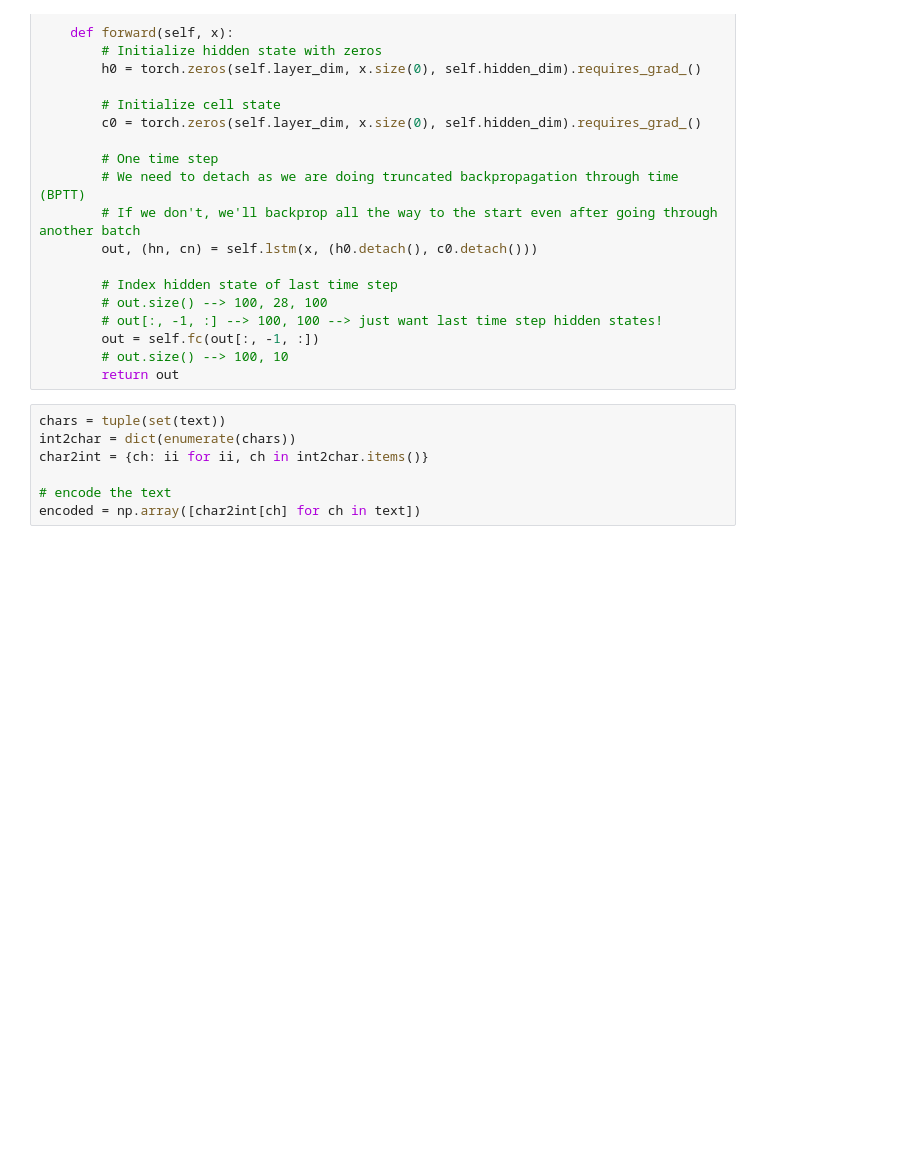
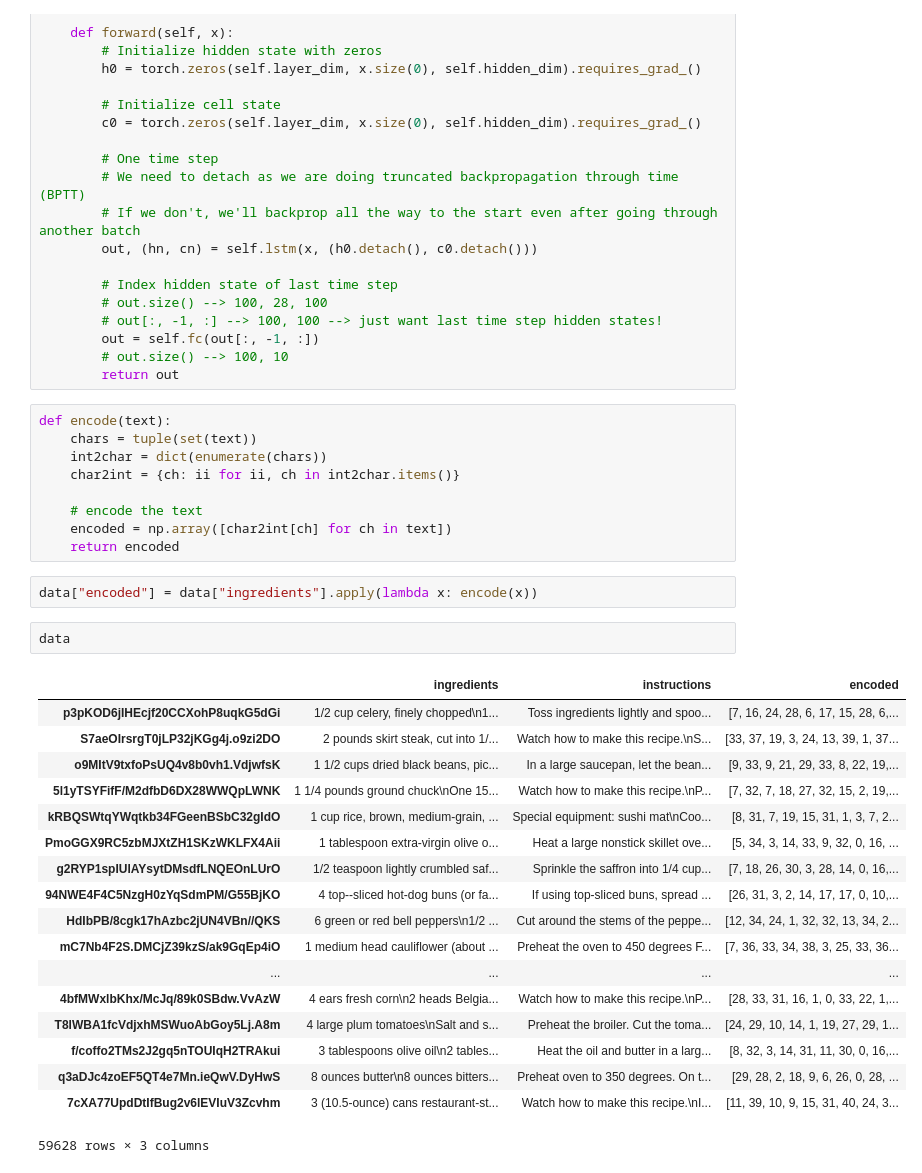
Before and after one commit to sayanfaraz/neural-kitchen, a Jupyter notebook: notebooks/lstm_yoon.ipynb, the cells around one changed output. Cells and saved outputs as stored; diff of their text form; blank space fills up the shorter version.

```diff
--- a/lstm_yoon.ipynb
+++ b/notebooks/lstm_yoon.ipynb
@@ -117,9 +117,34 @@ class LSTMModel(nn.Module):
         # out.size() --> 100, 10
         return out
 # %%
-chars = tuple(set(text))
-int2char = dict(enumerate(chars))
-char2int = {ch: ii for ii, ch in int2char.items()}
+def encode(text):
+    chars = tuple(set(text))
+    int2char = dict(enumerate(chars))
+    char2int = {ch: ii for ii, ch in int2char.items()}
 
-# encode the text
-encoded = np.array([char2int[ch] for ch in text])
+    # encode the text
+    encoded = np.array([char2int[ch] for ch in text])
+    return encoded
+# %%
+data["encoded"] = data["ingredients"].apply(lambda x: encode(x))
+# %%
+data
+# %% [output]
+|  | ingredients | instructions | encoded |
+| p3pKOD6jIHEcjf20CCXohP8uqkG5dGi | 1/2 cup celery, finely chopped\n1... | Toss ingredients lightly and spoo... | [7, 16, 24, 28, 6, 17, 15, 28, 6,... |
+| S7aeOIrsrgT0jLP32jKGg4j.o9zi2DO | 2 pounds skirt steak, cut into 1/... | Watch how to make this recipe.\nS... | [33, 37, 19, 3, 24, 13, 39, 1, 37... |
+| o9MItV9txfoPsUQ4v8b0vh1.VdjwfsK | 1 1/2 cups dried black beans, pic... | In a large saucepan, let the bean... | [9, 33, 9, 21, 29, 33, 8, 22, 19,... |
+| 5l1yTSYFifF/M2dfbD6DX28WWQpLWNK | 1 1/4 pounds ground chuck\nOne 15... | Watch how to make this recipe.\nP... | [7, 32, 7, 18, 27, 32, 15, 2, 19,... |
+| kRBQSWtqYWqtkb34FGeenBSbC32gIdO | 1 cup rice, brown, medium-grain, ... | Special equipment: sushi mat\nCoo... | [8, 31, 7, 19, 15, 31, 1, 3, 7, 2... |
+| PmoGGX9RC5zbMJXtZH1SKzWKLFX4Aii | 1 tablespoon extra-virgin olive o... | Heat a large nonstick skillet ove... | [5, 34, 3, 14, 33, 9, 32, 0, 16, ... |
+| g2RYP1spIUlAYsytDMsdfLNQEOnLUrO | 1/2 teaspoon lightly crumbled saf... | Sprinkle the saffron into 1/4 cup... | [7, 18, 26, 30, 3, 28, 14, 0, 16,... |
+| 94NWE4F4C5NzgH0zYqSdmPM/G55BjKO | 4 top--sliced hot-dog buns (or fa... | If using top-sliced buns, spread ... | [26, 31, 3, 2, 14, 17, 17, 0, 10,... |
+| HdIbPB/8cgk17hAzbc2jUN4VBn//QKS | 6 green or red bell peppers\n1/2 ... | Cut around the stems of the peppe... | [12, 34, 24, 1, 32, 32, 13, 34, 2... |
+| mC7Nb4F2S.DMCjZ39kzS/ak9GqEp4iO | 1 medium head cauliflower (about ... | Preheat the oven to 450 degrees F... | [7, 36, 33, 34, 38, 3, 25, 33, 36... |
+| ... | ... | ... | ... |
+| 4bfMWxlbKhx/McJq/89k0SBdw.VvAzW | 4 ears fresh corn\n2 heads Belgia... | Watch how to make this recipe.\nP... | [28, 33, 31, 16, 1, 0, 33, 22, 1,... |
+| T8lWBA1fcVdjxhMSWuoAbGoy5Lj.A8m | 4 large plum tomatoes\nSalt and s... | Preheat the broiler. Cut the toma... | [24, 29, 10, 14, 1, 19, 27, 29, 1... |
+| f/coffo2TMs2J2gq5nTOUIqH2TRAkui | 3 tablespoons olive oil\n2 tables... | Heat the oil and butter in a larg... | [8, 32, 3, 14, 31, 11, 30, 0, 16,... |
+| q3aDJc4zoEF5QT4e7Mn.ieQwV.DyHwS | 8 ounces butter\n8 ounces bitters... | Preheat oven to 350 degrees. On t... | [29, 28, 2, 18, 9, 6, 26, 0, 28, ... |
+| 7cXA77UpdDtIfBug2v6lEVIuV3Zcvhm | 3 (10.5-ounce) cans restaurant-st... | Watch how to make this recipe.\nI... | [11, 39, 10, 9, 15, 31, 40, 24, 3... |
+59628 rows × 3 columns
```
Also changed, not shown: 7 other files.
